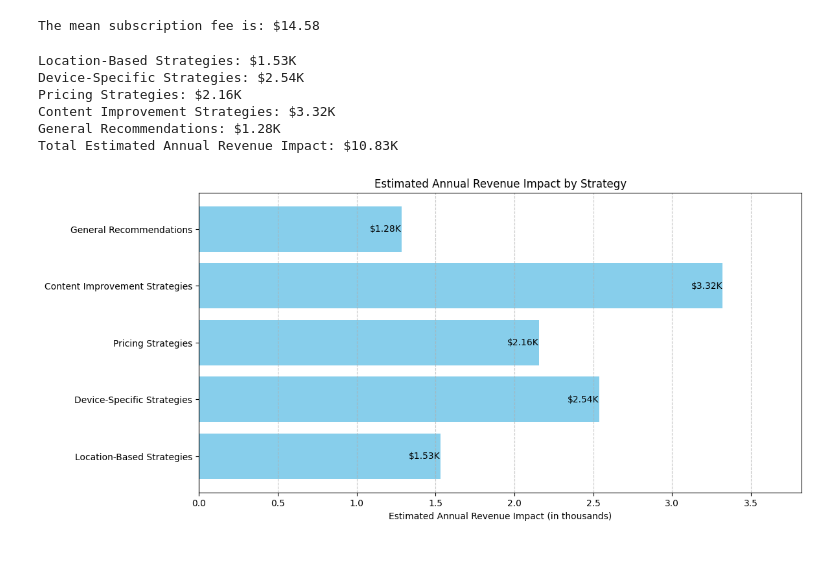
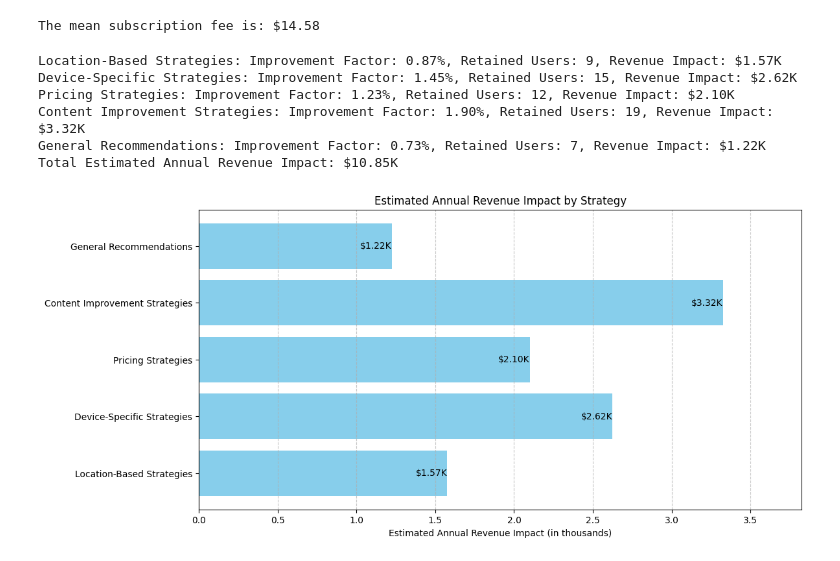
Before and after one commit to SherryQyy/MBAN6300, a Jupyter notebook: MBAN6300_Assignment1.ipynb, the cells around one changed output. Saved outputs shown, nothing was run; the diff lists cells and outputs as text; code cells hidden in the pictures.

```diff
--- a/MBAN6300_Assignment1.ipynb
+++ b/MBAN6300_Assignment1.ipynb
@@ -609,52 +610,53 @@ improvement_factors = {
     "General Recommendations": np.random.uniform(0.005, 0.02)  # Between 0.5% and 2%
 }
 
-# Calculate potential churn reduction and revenue impact
+# Calculate potential churn reduction and revenue impact with retained users as whole numbers
 revenue_impacts = []
 users_retained_list = []
 for strategy, improvement in improvement_factors.items():
-    users_retained = total_users * improvement
+    users_retained = int(round(total_users * improvement))  # Use whole numbers for users retained
     annual_revenue_increase = users_retained * average_subscription_fee * 12
     revenue_impacts.append(annual_revenue_increase / 1e3)  # Convert to thousands for readability
     users_retained_list.append(users_retained)
 
 # Create a DataFrame for better handling
 impact_df = pd.DataFrame({
     "Strategy": list(improvement_factors.keys()),
     "Improvement Factor": list(improvement_factors.values()),
     "Users Retained": users_retained_list,
     "Revenue Impact (Thousands)": revenue_impacts
 })
 
+# Print the individual revenue impacts and retained users
+for strategy, improvement, users_retained, revenue in zip(improvement_factors.keys(), improvement_factors.values(), users_retained_list, revenue_impacts):
+    print(f"{strategy}: Improvement Factor: {improvement:.2%}, Retained Users: {users_retained}, Revenue Impact: ${revenue:.2f}K")
+
 # Calculate the total revenue impact
 total_revenue_impact = sum(revenue_impacts)
 
-# Print the individual revenue impacts and the total
-for strategy, revenue in zip(improvement_factors.keys(), revenue_impacts):
-    print(f"{strategy}: ${revenue:.2f}K")
-
+# Print the total estimated annual revenue impact
 print(f"Total Estimated Annual Revenue Impact: ${total_revenue_impact:.2f}K")
 
 # Plot the estimated annual revenue impact by strategy
 plt.figure(figsize=(12, 6))
 bars = plt.barh(impact_df["Strategy"], impact_df["Revenue Impact (Thousands)"], color='skyblue')
 
 # Add value labels to the bars
 for bar in bars:
     width = bar.get_width()
     plt.text(width - 0.1, bar.get_y() + bar.get_height() / 2,
              f'${width:.2f}K', ha='center', va='center', color='black')
 
 plt.xlabel('Estimated Annual Revenue Impact (in thousands)')
 plt.title('Estimated Annual Revenue Impact by Strategy')
 plt.xlim(0, max(revenue_impacts) + 0.5)  # Adjust the x-axis limit to provide some space
 plt.grid(axis='x', linestyle='--', alpha=0.7)
 plt.show()
 # %% [output]
-Location-Based Strategies: $1.53K
-Device-Specific Strategies: $2.54K
-Pricing Strategies: $2.16K
-Content Improvement Strategies: $3.32K
-General Recommendations: $1.28K
-Total Estimated Annual Revenue Impact: $10.83K
+Location-Based Strategies: Improvement Factor: 0.87%, Retained Users: 9, Revenue Impact: $1.57K
+Device-Specific Strategies: Improvement Factor: 1.45%, Retained Users: 15, Revenue Impact: $2.62K
+Pricing Strategies: Improvement Factor: 1.23%, Retained Users: 12, Revenue Impact: $2.10K
+Content Improvement Strategies: Improvement Factor: 1.90%, Retained Users: 19, Revenue Impact: $3.32K
+General Recommendations: Improvement Factor: 0.73%, Retained Users: 7, Revenue Impact: $1.22K
+Total Estimated Annual Revenue Impact: $10.85K
-[figure, old version]
+[figure, new version]
```
Also changed, not shown: parts of 1 cell of this notebook.
